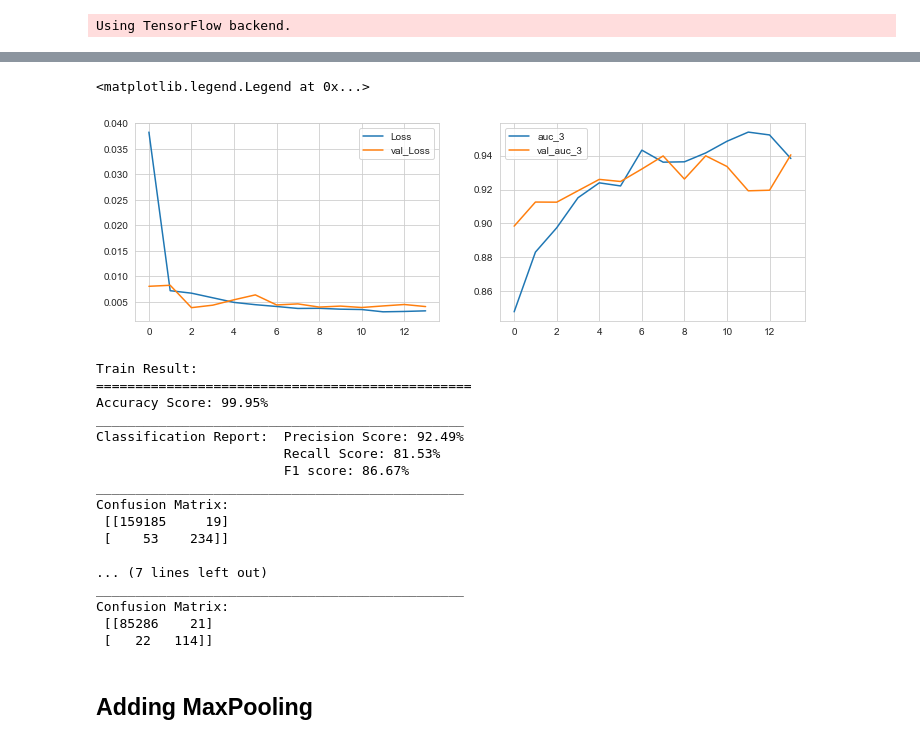
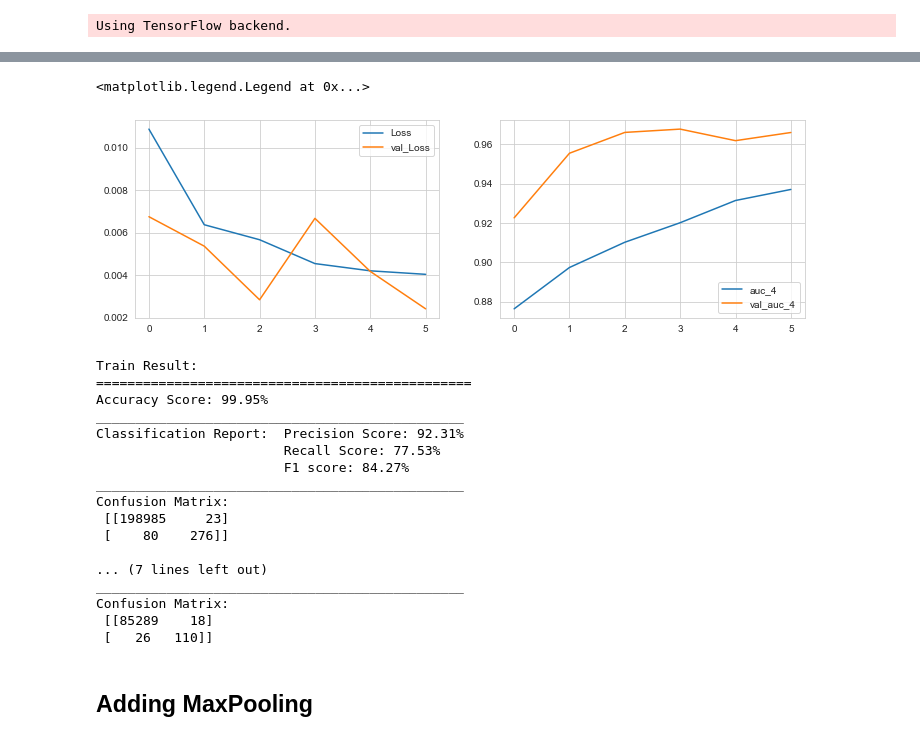
Before and after one commit to fares-ds/Credit-Card-Fraud-Detection, a Jupyter notebook: Credit_card_fraud_detection.ipynb, the cells around one changed output, grey strips where cells are left out. Drawn from its saved outputs; the diff is of its cells as text; code cells hidden in the pictures.

Commit message:
hyperparamter parameter of the CNN model

```diff
--- a/Credit_card_fraud_detection.ipynb
+++ b/Credit_card_fraud_detection.ipynb
@@ -235,13 +235,9 @@ scalar = StandardScaler()
 X = data.drop('Class', axis=1)
 y = data.Class
 
-X_train_v, X_test, y_train_v, y_test = train_test_split(X, y,
-                                                    test_size=0.3, random_state=42)
-X_train, X_validate, y_train, y_validate = train_test_split(X_train_v, y_train_v,
-                                                            test_size=0.2, random_state=42)
+X_train, X_test, y_train, y_test = train_test_split(X, y, test_size=0.3, random_state=42)
 
 X_train = scalar.fit_transform(X_train)
-X_validate = scalar.transform(X_validate)
 X_test = scalar.transform(X_test)
 # %%
 print(f"TRAINING: X_train: {X_train.shape}, y_train: {y_train.shape}\n{'_'*55}")
@@ -283,7 +276,6 @@ def print_score(label, prediction, train=True):
 # %% [markdown]
 # 1. Convolutional Neural Network (CNNs)
 # %%
-X_train_d = np.expand_dims(X_train, -1)
-X_test_d = np.expand_dims(X_test, -1)
-X_validate_d = np.expand_dims(X_validate, -1)
+X_train = np.expand_dims(X_train, -1)
+X_test = np.expand_dims(X_test, -1)
 # %%
@@ -305,7 +294,7 @@ from keras.callbacks import TensorBoard
 # %% [output]
 Using TensorFlow backend.
 # %%
-epochs = 14
+epochs = 6
 model = Sequential()
 model.add(Conv1D(32, 2, activation='relu', input_shape=X_train_d[0].shape))
 model.add(BatchNormalization())
@@ -320,9 +309,9 @@ model.add(BatchNormalization())
 model.add(Dropout(0.2))
 
 model.add(Flatten())
-model.add(Dropout(0.4))
+model.add(Dropout(0.3))
 model.add(Dense(512, activation='relu'))
-model.add(Dropout(0.5))
+model.add(Dropout(0.3))
 
 model.add(Dense(1, activation='sigmoid'))
 # %%
@@ -348,8 +337,8 @@ _________________________________________________________________
 # %%
 # weights = {0:1, 1:5}
 model.compile(optimizer=Adam(0.0001), loss='binary_crossentropy', metrics=[keras.metrics.AUC()])
-r = model.fit(X_train_d, y_train,
-              validation_data=(X_validate_d, y_validate),
+r = model.fit(X_train, y_train,
+              validation_data=(X_test, y_test),
               batch_size=50,
               epochs=epochs,
 #               class_weight=weights
@@ -383,21 +371,21 @@ print(score)
 # %%
 plt.figure(figsize=(12, 8))
 
 plt.subplot(2, 2, 1)
 plt.plot(r.history['loss'], label='Loss')
 plt.plot(r.history['val_loss'], label='val_Loss')
 plt.legend()
 
 plt.subplot(2, 2, 2)
-plt.plot(r.history['auc_3'], label='auc_3')
-plt.plot(r.history['val_auc_3'], label='val_auc_3')
+plt.plot(r.history['auc_4'], label='auc_4')
+plt.plot(r.history['val_auc_4'], label='val_auc_4')
 plt.legend()
 # %% [output]
 <matplotlib.legend.Legend at 0x...>
-[figure, old version]
+[figure, new version]
 # %%
-y_train_pred = model.predict(X_train_d)
-y_test_pred = model.predict(X_test_d)
+y_train_pred = model.predict(X_train)
+y_test_pred = model.predict(X_test)
 
 print_score(y_train, y_train_pred.round(), train=True)
 print_score(y_test, y_test_pred.round(), train=False)
@@ -406,19 +394,19 @@ Train Result:
 ================================================
 Accuracy Score: 99.95%
 _______________________________________________
-Classification Report:  Precision Score: 92.49%
-                        Recall Score: 81.53%
-                        F1 score: 86.67%
+Classification Report:  Precision Score: 92.31%
+                        Recall Score: 77.53%
+                        F1 score: 84.27%
 _______________________________________________
 Confusion Matrix:
- [[159185     19]
- [    53    234]]
+ [[198985     23]
+ [    80    276]]
 
 ... (7 lines left out)
 _______________________________________________
 Confusion Matrix:
- [[85286    21]
- [   22   114]]
+ [[85289    18]
+ [   26   110]]
 # %% [markdown]
 ## Adding MaxPooling
 # %%
```
Also changed, not shown: parts of 16 cells of this notebook.
